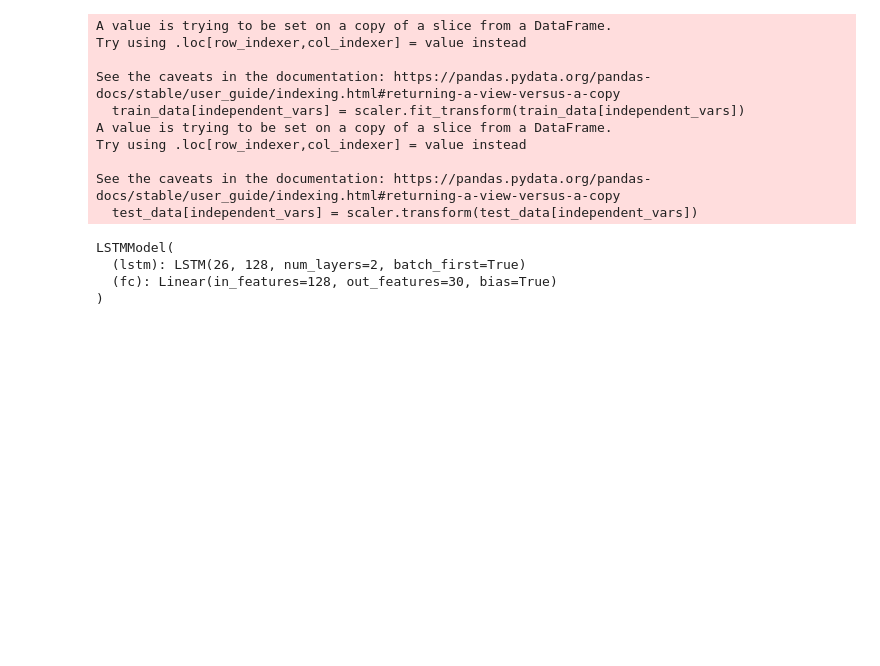
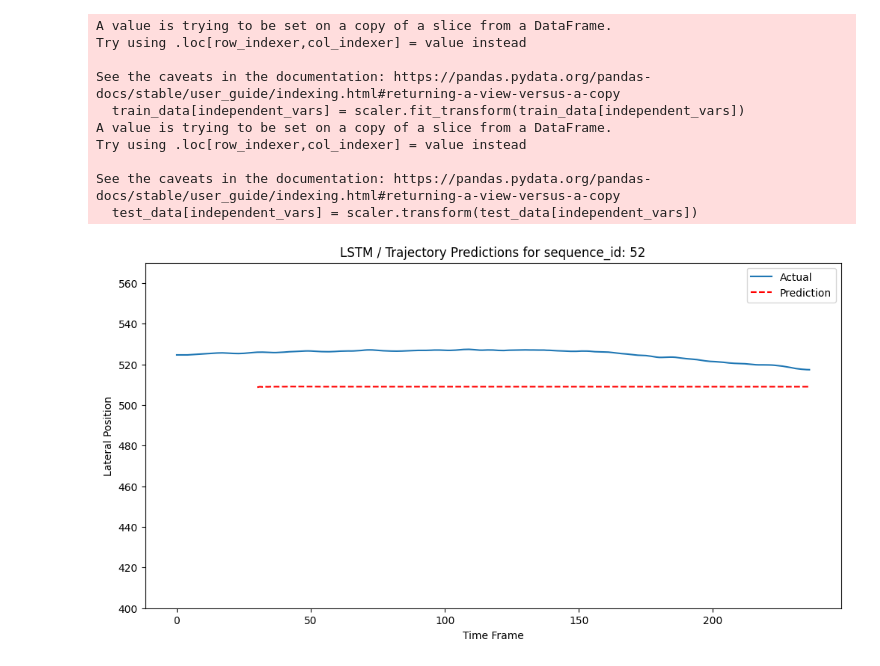
Before and after one commit to seokjun-h/LCP, a Jupyter notebook: lstm/trajectory 1 to 1.ipynb, the cells around one changed output. Drawn from its saved outputs; the diff is of its cells as text; code cells hidden in the pictures; blank space fills up the shorter version.

```diff
--- a/lstm/trajectory 1 to 1.ipynb
+++ b/lstm/trajectory 1 to 1.ipynb
@@ -103,9 +102,24 @@ class LSTMModel(nn.Module):
         out = self.fc(out[:, -1, :])  # 마지막 시간 단계의 출력만 사용
         out = out.view(-1, output_sequence_length, output_size)  # 출력 형태 조정
         return out
+# %%
+input_size = len(independent_vars)  # 입력 특성 수
+hidden_size = 128  # LSTM 은닉 상태의 크기
+num_layers = 2  # LSTM 층 수
+output_size = 1
+
+device = torch.device("cuda" if torch.cuda.is_available() else "cpu")
+
+# 모델 인스턴스화
+model = LSTMModel(input_size, hidden_size, num_layers, output_size).to(device)
+model = model.float()  # 데이터 타입을 float32로 맞추기
+
+# 손실 함수와 옵티마이저
+criterion = nn.MSELoss()
+optimizer = Adam(model.parameters(), lr=0.001)
 # %%
 # 차량 ID 및 파라미터 설정
-sequence_id = 148
+sequence_id = 52
 
 # sequence_ID에 해당하는 데이터 필터링 및 스케일링
 vehicle_data = data[data['sequence_ID'] == sequence_id].copy()
@@ -115,39 +129,81 @@ total_frames = len(vehicle_data)
 # input_sequence_length와 output_sequence_length를 적용하여 데이터 전처리
 def create_sequences_for_vehicle(vehicle_data, input_sequence_length, output_sequence_length):
     X = []
     y = []
 
     # 마지막 시퀀스까지 처리할 수 있도록 수정
     for i in range(len(vehicle_data) - input_sequence_length + 1):
         X.append(vehicle_data.iloc[i:(i + input_sequence_length)][independent_vars].values)
         if i + input_sequence_length + output_sequence_length <= len(vehicle_data):
             y.append(vehicle_data.iloc[(i + input_sequence_length):(i + input_sequence_length + output_sequence_length)][dependent_vars].values)
         else:
             # 마지막 시퀀스가 output_sequence_length보다 짧으면 0으로 패딩
             remaining_length = len(vehicle_data) - (i + input_sequence_length)
             last_sequence = vehicle_data.iloc[(i + input_sequence_length):][dependent_vars].values
             padded_sequence = np.pad(last_sequence, ((0, output_sequence_length - remaining_length), (0, 0)), mode='constant')
             y.append(padded_sequence)
 
     return np.array(X), np.array(y)
 
 X_vehicle, y_vehicle = create_sequences_for_vehicle(vehicle_data, input_sequence_length, output_sequence_length)
 
 # 데이터셋을 텐서로 변환
 vehicle_dataset = TensorDataset(torch.tensor(X_vehicle, dtype=torch.float32), torch.tensor(y_vehicle, dtype=torch.float32))
 vehicle_loader = DataLoader(vehicle_dataset, batch_size=10, shuffle=False)
 
 # 모델 초기화 및 가중치 로드
-
-device = torch.device("cuda")
-
-model = LSTMModel(input_size=len(independent_vars), hidden_size=128, num_layers=2, output_size=len(dependent_vars)).to(device)
-model.load_state_dict(torch.load('/home/aibig25/hong_sj/trb/lstm/lstm_1_1.pth'))  # 가중치 파일 경로 수정
+model.load_state_dict(torch.load('/home/aibig25/hong_sj/trb/lstm/lstm_1_1.pth'))
 
 # 모델을 평가 모드로 설정
 model.eval()
+
+# 예측 수행
+lstm_predictions = []
+
+with torch.no_grad():
+    for X_batch, _ in vehicle_loader:
+        X_batch = X_batch.to(device)
+        lstm_outputs = model(X_batch)
+        lstm_predictions.extend(lstm_outputs.cpu().numpy())
+
+# 예측 결과를 배열로 변환
+lstm_predictions = np.array(lstm_predictions)
+
+# 중복된 시점의 예측 값을 평균화
+def average_predictions(predictions, input_sequence_length, output_sequence_length):
+    num_predictions = len(predictions) + output_sequence_length - 1
+    avg_predictions = np.zeros(num_predictions)
+    counts = np.zeros(num_predictions)
+
+    for i, pred in enumerate(predictions):
+        for j in range(output_sequence_length):
+            idx = i + input_sequence_length + j  # 첫 30 프레임 이후부터 예측
+            if idx < num_predictions:  # 배열 크기를 초과하지 않도록 확인
+                avg_predictions[idx] += pred[j]
+                counts[idx] += 1
+
+    avg_predictions = avg_predictions[input_sequence_length:]
+    counts = counts[input_sequence_length:]
+
+    avg_predictions /= counts
+    return avg_predictions
+
+# 평균화된 예측 값 계산
+avg_lstm_predictions = average_predictions(lstm_predictions, input_sequence_length, output_sequence_length)
+
+# 마지막 시퀀스에 대한 처리
+avg_lstm_predictions = avg_lstm_predictions[:total_frames - input_sequence_length]
+
+# 시각화 : sequence_id 차량에 해당하는 실제 궤적과 예측 궤적 시각화
+plt.figure(figsize=(12, 6))
+plt.plot(range(len(vehicle_data)), vehicle_data['center_y_ma'], label='Actual')  # 전체 실제 궤적
+plt.plot(range(input_sequence_length, input_sequence_length + len(avg_lstm_predictions)),
+         avg_lstm_predictions, label='Prediction', linestyle='--', color = "red")
+plt.xlabel('Time Frame')
+plt.ylabel('Lateral Position')
+plt.ylim(400, 570)
+plt.title(f'LSTM / Trajectory Predictions for sequence_id: {sequence_id}')
+plt.legend()
+plt.show()
 # %% [output]
-LSTMModel(
-  (lstm): LSTM(26, 128, num_layers=2, batch_first=True)
-  (fc): Linear(in_features=128, out_features=30, bias=True)
-)
+[figure, added]
```
Also changed, not shown: parts of 2 cells of this notebook, 35 other files.
